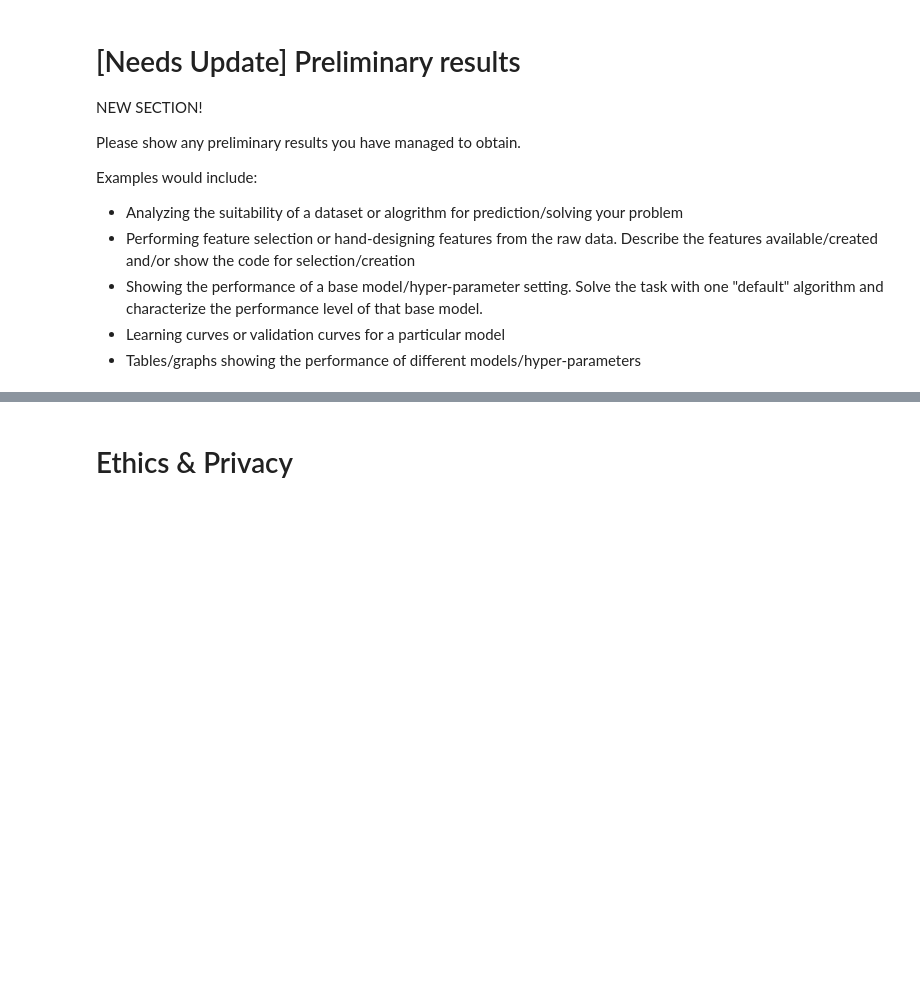
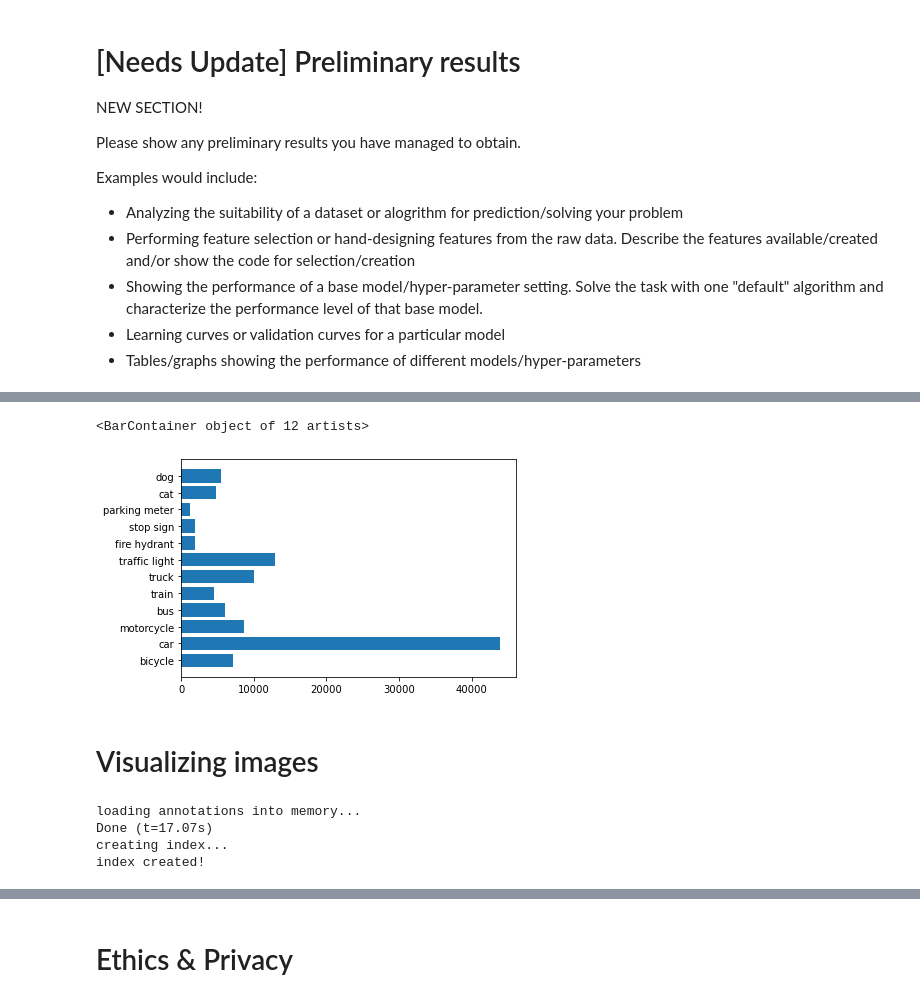
Before and after one commit to COGS118A/Group048-Sp22, a Jupyter notebook: Checkpoint_group048.ipynb, the cells around one changed output, grey strips where cells are left out. Cells and saved outputs as stored; diff of their text form; code cells hidden in the pictures; blank space fills up the shorter version.

```diff
--- a/Checkpoint_group048.ipynb
+++ b/Checkpoint_group048.ipynb
@@ -70,0 +119,18 @@ Examples would include:
+# %%
+xs_without_person = xs[1:]
+cat_names_without_person = cat_names[1:]
+# %%
+plt.barh(y=cat_names_without_person, width=xs_without_person)
+# %% [output]
+<BarContainer object of 12 artists>
+[figure, added]
+# %% [markdown]
+# Visualizing images
+# %%
+my_coco = coco.COCO(anot_path)
+my_imgs = my_coco.getImgIds()
+# %% [output]
+loading annotations into memory...
+Done (t=17.07s)
+creating index...
+index created!
```
Also changed, not shown: parts of 12 cells of this notebook.
